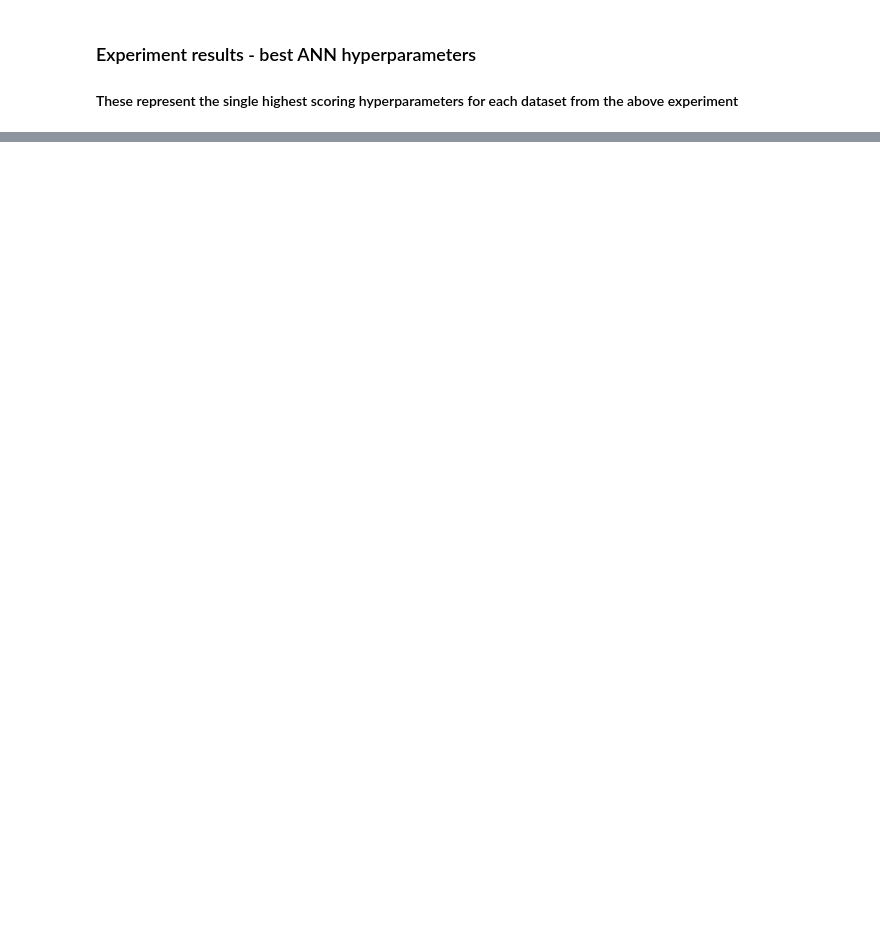
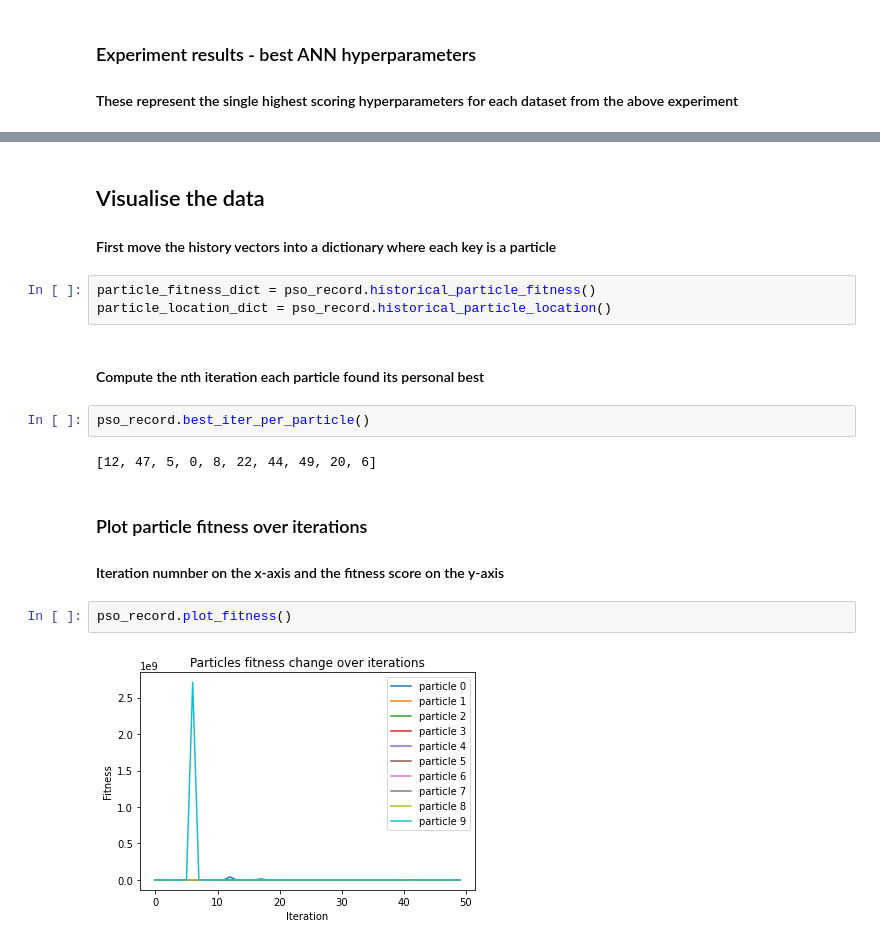
Before and after one commit to kamilszymczak/Bio-comp, a Jupyter notebook: Meta_pso.ipynb, the cells around one changed output, grey strips where cells are left out. Saved outputs shown, nothing was run; the diff lists cells and outputs as text; blank space fills up the shorter version.

```diff
--- a/Meta_pso.ipynb
+++ b/Meta_pso.ipynb
@@ -101,0 +153,19 @@ model_record.vec
+# %% [markdown]
+## Visualise the data
+#### First move the history vectors into a dictionary where each key is a particle
+# %%
+particle_fitness_dict = pso_record.historical_particle_fitness()
+particle_location_dict = pso_record.historical_particle_location()
+# %% [markdown]
+#### Compute the nth iteration each particle found its personal best
+# %%
+pso_record.best_iter_per_particle()
+# %% [output]
+[12, 47, 5, 0, 8, 22, 44, 49, 20, 6]
+# %% [markdown]
+### Plot particle fitness over iterations
+#### Iteration numnber on the x-axis and the fitness score on the y-axis
+# %%
+pso_record.plot_fitness()
+# %% [output]
+[figure, added]
```
Also changed, not shown: parts of 20 cells of this notebook, 1 other file.
